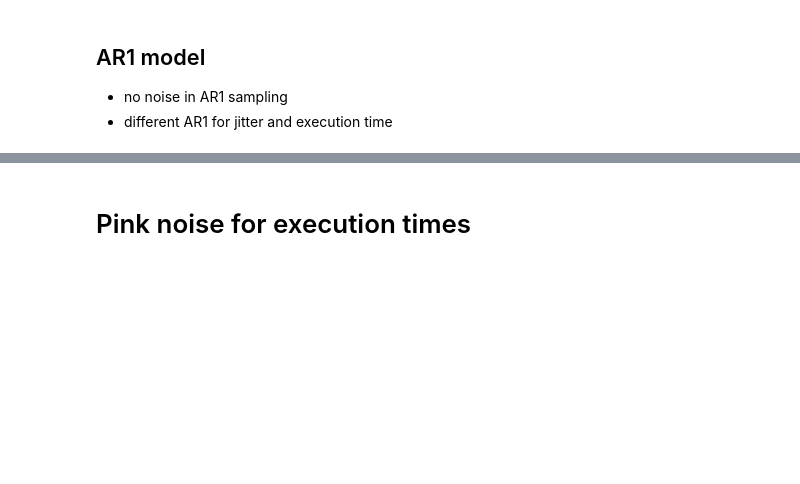
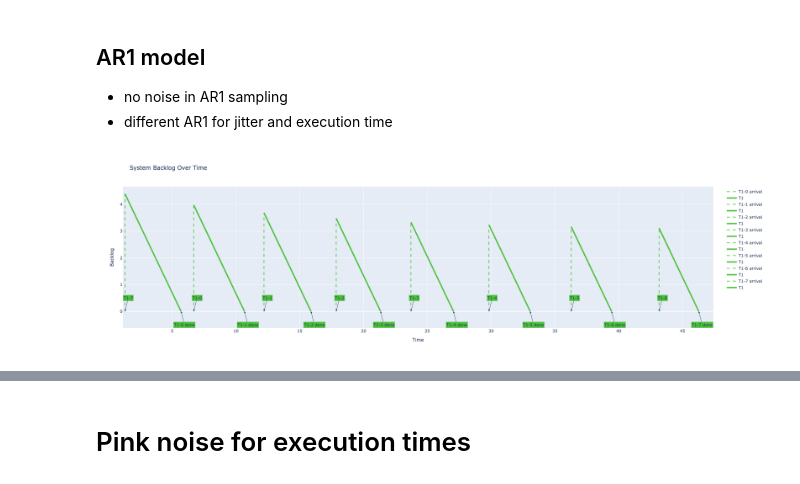
Before and after one commit to alexmarmaliuk/UniprocessorStochasticSimulator, a Jupyter notebook: notebooks/demo_noise_and_AR.ipynb, the cells around one changed output, grey strips where cells are left out. Drawn from its saved outputs; the diff is of its cells as text; code cells hidden in the pictures; blank space fills up the shorter version.

```diff
--- a/notebooks/demo_noise_and_AR.ipynb
+++ b/notebooks/demo_noise_and_AR.ipynb
@@ -67,12 +85,15 @@ taskload = [
 # %%
 interval = 50
 
 P = Uniprocessor(policy="FIFO", taskload=taskload)
 WL = P.get_workload_until(interval)
 T = get_periodic_tasks_hyperperiod(taskload)
 PM = PlotManager(WL)
 myfig = PM.plot_backlog()
 myfig.show()
+previewer(myfig)
+# %% [output]
+[figure, added]
 # %%
 PM.plot_task_timeline(tasks_names_reference=["T1"], relative_to_arrival=True, sort_reverse=True)
 PM.plot_task_timeline(tasks_names_reference=["T1"], relative_to_arrival=False, sort_reverse=True)
```
Also changed, not shown: parts of 8 cells of this notebook, 16 other files.
